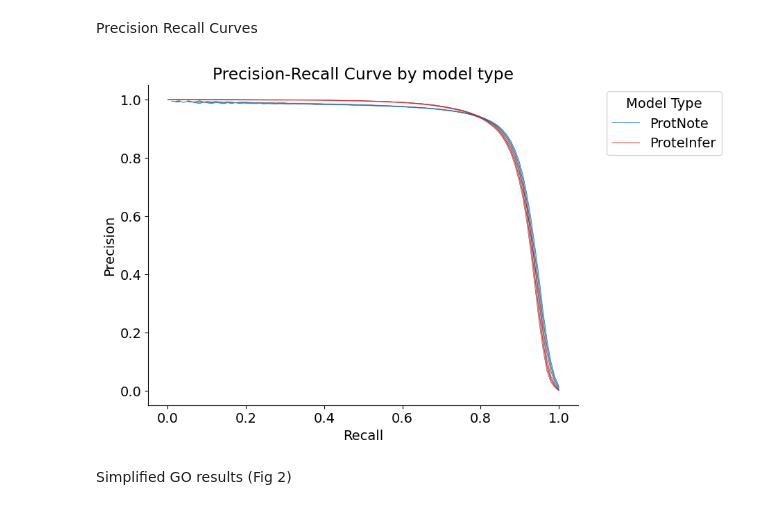
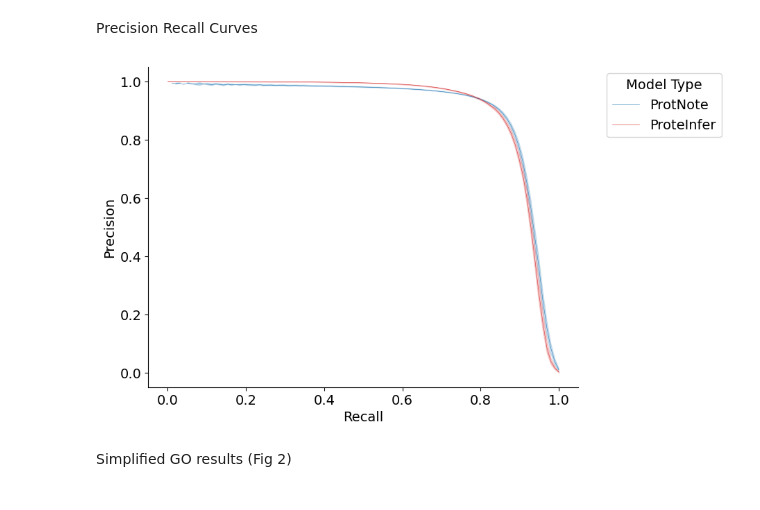
Before and after one commit to microsoft/protnote, a Jupyter notebook: notebooks/Results.ipynb, the cells around one changed output. Saved outputs shown, nothing was run; the diff lists cells and outputs as text; code cells hidden in the pictures.

```diff
--- a/notebooks/Results.ipynb
+++ b/notebooks/Results.ipynb
@@ -608,39 +608,37 @@ prcurve_df_binned = prcurve_df.groupby(['model_type','recall_bins']).agg(
     precision_mean=('precision','mean'),
     precision_std=('precision','std')
 ).reset_index()
 
 palette = sns.color_palette("tab10")
 palette_ = palette[0:1] + palette[3:5]
 palette_ = {m:p for m,p in zip(['ProtNote','ProteInfer','BLAST'],palette_)}
 # PR Curve by model type with error bars using seaborn lineplot in a single plot
 fig, ax = plt.subplots(figsize=(8,6))
 
 #fill between
 for model_type in prcurve_df_binned.dropna()['model_type'].unique():
     model_df = prcurve_df_binned[prcurve_df_binned['model_type']==model_type]
     # +- std
     ax.fill_between(model_df['recall_bins'],
                     model_df['precision_mean']-model_df['precision_std'],
                     model_df['precision_mean']+model_df['precision_std'],
-                    alpha=0.3,
+                    alpha=0.2,
                     color=palette_[model_type]
                     )
-    ax.plot(model_df['recall_bins'],model_df['precision_mean']-model_df['precision_std'],linewidth=0.2,color='black')
-    ax.plot(model_df['recall_bins'],model_df['precision_mean']+model_df['precision_std'],linewidth=0.2,color='black')
 
     # mean
-    ax.plot(model_df['recall_bins'],model_df['precision_mean'],label=model_type,linewidth=0.7,color=palette_[model_type])
+    ax.plot(model_df['recall_bins'],model_df['precision_mean'],label=model_type,linewidth=0.4,color=palette_[model_type])
 
 
 sns.despine()
 plt.xlabel('Recall')
 plt.ylabel('Precision')
-plt.title('Precision-Recall Curve by model type')
+# plt.title('Precision-Recall Curve by model type')
 plt.legend(title='Model Type',bbox_to_anchor=(1.05, 1), loc='upper left')
 save_fig('../outputs/figures/PR Curve by model type')
 plt.show()
 # %% [output]
-[figure, old version]
+[figure, new version]
 # %%
 
 # fig,ax = plt.subplots(figsize=(7,7))
```
Also changed, not shown: parts of 24 cells of this notebook, 2 other files.
